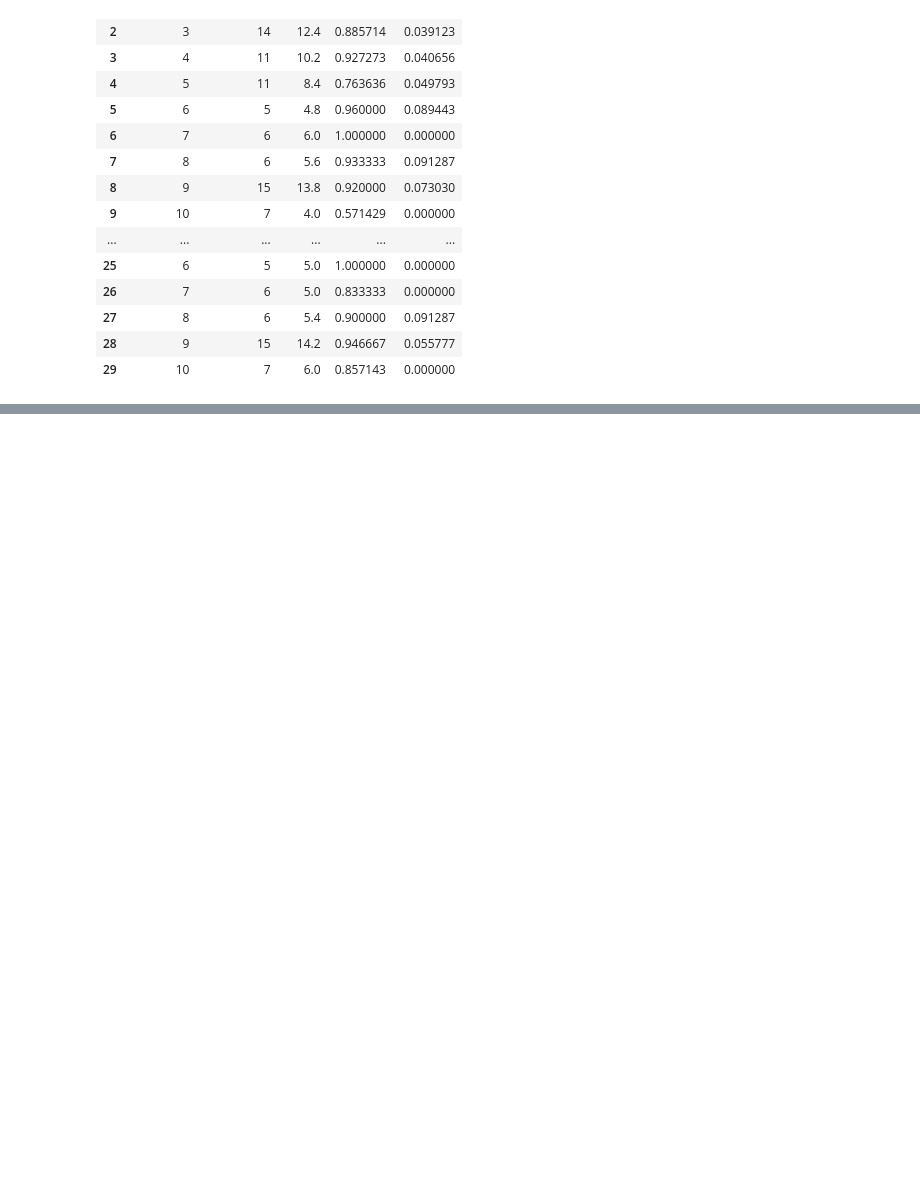
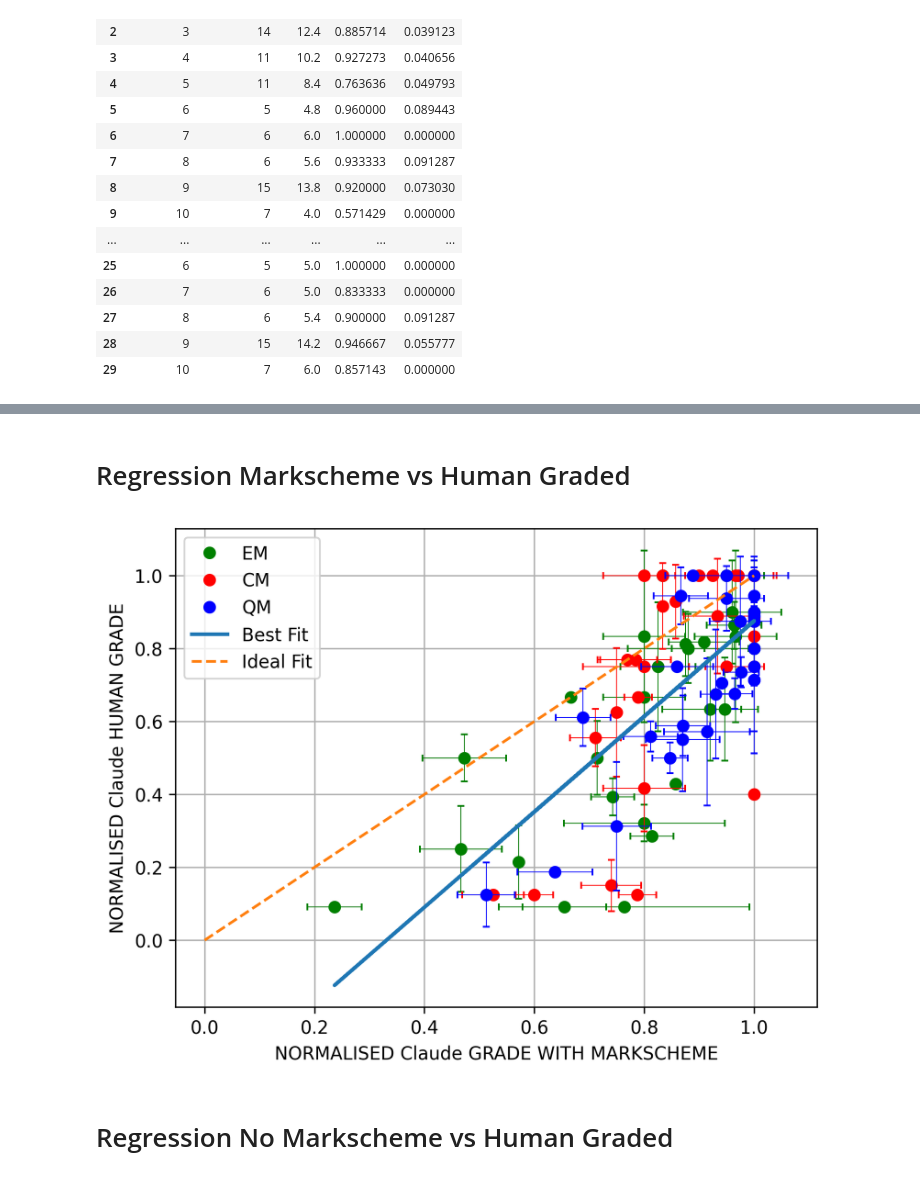
Before and after one commit to faraazakhtar185/LLM_Grader_Analysis, a Jupyter notebook: Claude Analysis.ipynb, the cells around one changed output, grey strips where cells are left out. Drawn from its saved outputs; the diff is of its cells as text; code cells hidden in the pictures; blank space fills up the shorter version.

Commit message:
Finished Regression Plots

```diff
--- a/Claude Analysis.ipynb
+++ b/Claude Analysis.ipynb
@@ -299,0 +300,40 @@ plt.show()
+# %% [markdown]
+# Regression Markscheme vs Human Graded
+# %%
+MS = [MS_EM, MS_CM, MS_QM]
+HG = [HG_EM, HG_CM, HG_QM]
+colr = ['green', 'red', 'blue']
+names = ['EM', 'CM', 'QM']
+
+# Concatenate data for trend line calculation
+concat_MS = pd.concat(MS, ignore_index=True, axis=0)
+concat_HG = pd.concat(HG, ignore_index=True, axis=0)
+
+# Plot the different points
+plt.figure()
+for i, (dfi, dfj) in enumerate(zip(MS, HG)):
+    # Plot data and set labels
+    plt.plot(dfi['Norm'], dfj['Norm'], 'o', color=colr[i], label=names[i])
+    plt.errorbar(dfi['Norm'], dfj['Norm'], xerr=dfi['Norm Std'], yerr=dfj['Norm Std'], ls='none', elinewidth=0.5, capsize=2, color=colr[i])
+
+# Labels
+plt.xlabel('NORMALISED Claude GRADE WITH MARKSCHEME')
+plt.ylabel('NORMALISED Claude HUMAN GRADE')
+
+# Fit the trend line
+z = np.polyfit(concat_MS['Norm'], concat_HG['Norm'], 1)
+p = np.poly1d(z)
+plt.plot(concat_MS['Norm'], p(concat_MS['Norm']), "-", linewidth=2, label="Best Fit")
+
+# Ideal Fit line
+plt.plot(np.linspace(0, 1, 2), np.linspace(0, 1, 2), '--', label="Ideal Fit")
+
+# Show the plot
+plt.legend()
+plt.grid()
+plt.savefig("Claude_MvHG.png")
+plt.show()
+# %% [output]
+[figure, added]
+# %% [markdown]
+# Regression No Markscheme vs Human Graded
```
Also changed, not shown: parts of 7 cells of this notebook, 2 other files.
